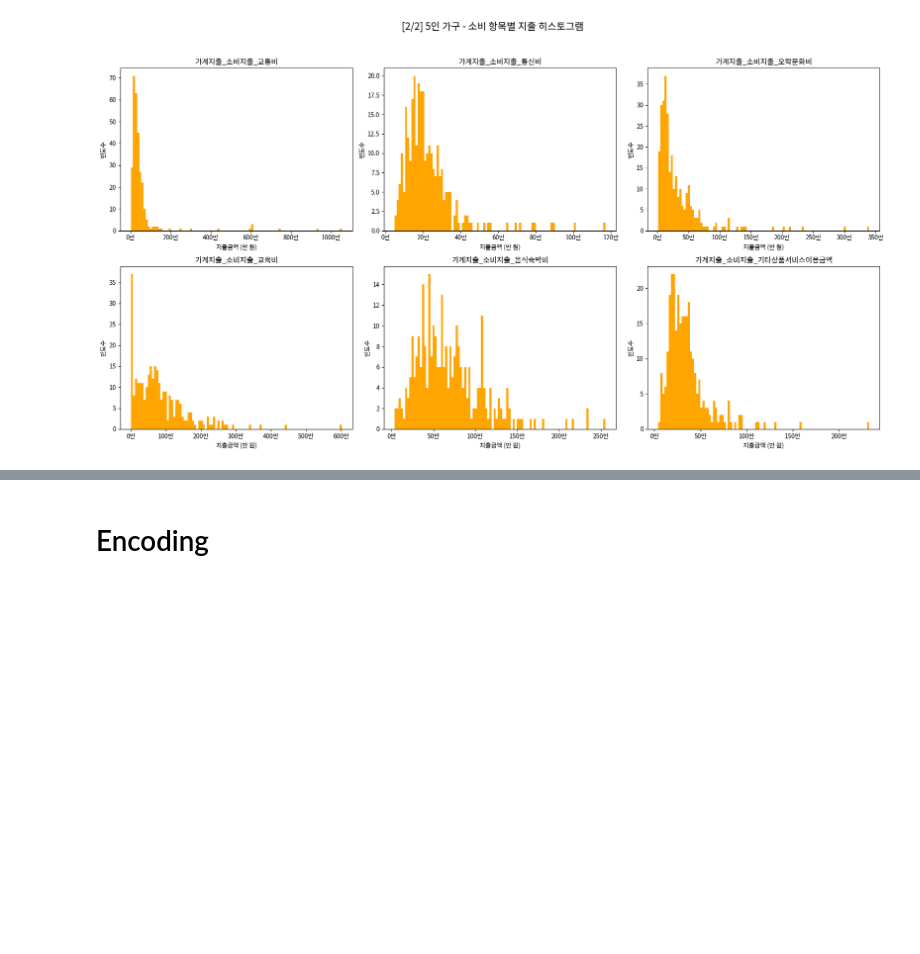
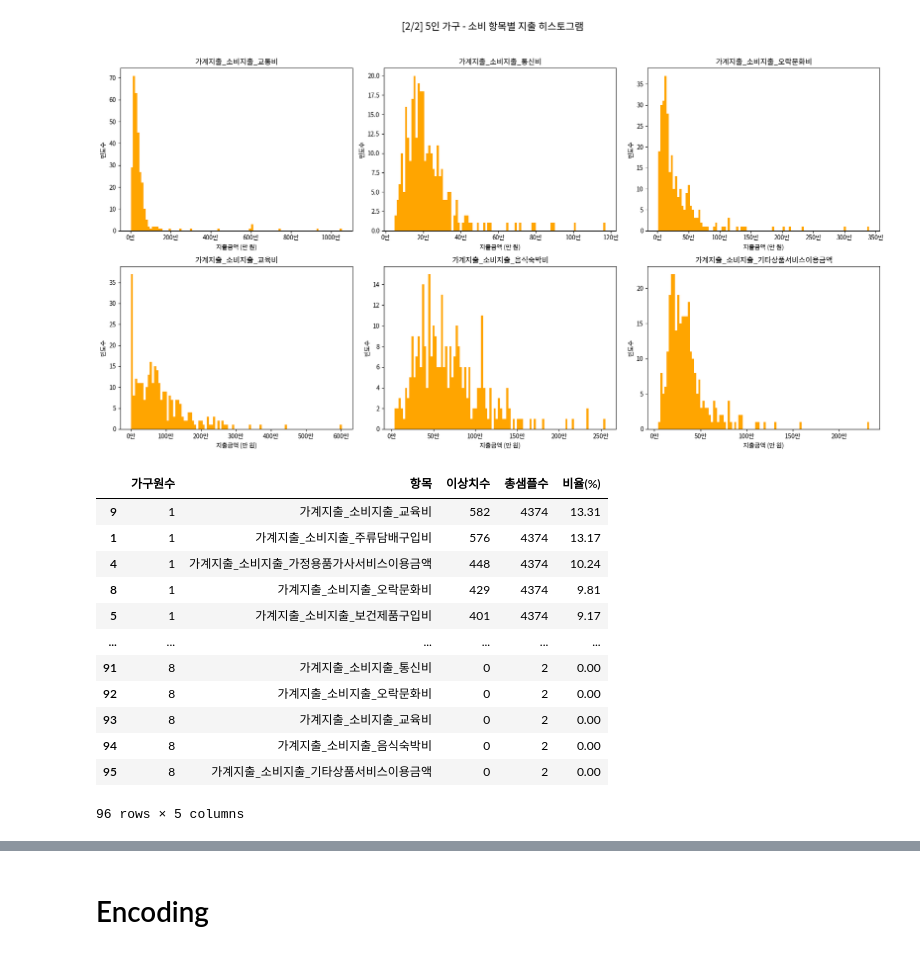
Before and after one commit to turtle-jaewoo/DS_TermProject, a Jupyter notebook: DS_TermProject.ipynb, the cells around one changed output, grey strips where cells are left out. Drawn from its saved outputs; the diff is of its cells as text; code cells hidden in the pictures; blank space fills up the shorter version.

```diff
--- a/DS_TermProject.ipynb
+++ b/DS_TermProject.ipynb
@@ -181,13 +233,13 @@ dataset['가계지출금액'] = dataset.apply(fill_total_expenditure, axis=1)
 # 전국전체가구_1인이상소득10분위코드 (상대적). 다른 feature들 먼저 채우고 나중에 채우기.
 # 소득구간코드 (절대적), feature selection 과정에서 drop시킬듯. 다른 feature들 먼저 채우고 나중에 채우기.
 # 미리 그룹 평균 계산
-group_decile_by_income = dataset.groupby('소득구간코드')['전국전체가구_1인이상소득10분위코드'].mean()
-group_income_by_decile = dataset.groupby('전국전체가구_1인이상소득10분위코드')['소득구간코드'].mean()
-group_income_by_size = dataset.groupby('가구원수')['소득구간코드'].mean()
+group_decile_by_income = df_full.groupby('소득구간코드')['전국전체가구_1인이상소득10분위코드'].mean()
+group_income_by_decile = df_full.groupby('전국전체가구_1인이상소득10분위코드')['소득구간코드'].mean()
+group_income_by_size = df_full.groupby('가구원수')['소득구간코드'].mean()
 
 # 중앙값 (최후의 fallback)
-decile_median = dataset['전국전체가구_1인이상소득10분위코드'].median()
-income_median = dataset['소득구간코드'].median()
+decile_median = df_full['전국전체가구_1인이상소득10분위코드'].median()
+income_median = df_full['소득구간코드'].median()
 
 def fill_income_and_decile(row):
     income = row['소득구간코드']
@@ -218,21 +270,21 @@ def fill_income_and_decile(row):
     return row
 
 # 적용
-dataset = dataset.apply(fill_income_and_decile, axis=1)
+df_full = df_full.apply(fill_income_and_decile, axis=1)
 # %%
 # 도시읍면부구분코드
 # 최빈값 계산
-mode_city = dataset['도시읍면부구분코드'].mode().iloc[0]
+mode_city = df_full['도시읍면부구분코드'].mode().iloc[0]
 # 결측치 채우기
-dataset['도시읍면부구분코드'] = dataset['도시읍면부구분코드'].fillna(mode_city)
+df_full['도시읍면부구분코드'] = df_full['도시읍면부구분코드'].fillna(mode_city)
 
 # 결측치 처리가 잘 되었는지 확인
-print(dataset.isnull().sum())
+print(df_full.isnull().sum())
 
 
 
 # EDA 결과와 확인하기 위해 12가지 소비 품목의 max값 각각 출력해보기.
-print(dataset[item_columns].max())
+print(df_full[item_columns].max())
 # %% [output]
 조사연월                       0
 가구구분코드                     0
@@ -268,7 +320,7 @@ fig1, axes1 = plt.subplots(2, 3, figsize=(18, 10))
 axes1 = axes1.flatten()
 
 for i, col in enumerate(item_columns[:6]):
-    sns.boxplot(data=dataset, x='가구원수', y=col, ax=axes1[i])
+    sns.boxplot(data=df_full, x='가구원수', y=col, ax=axes1[i])
     axes1[i].set_title(f"{col}")
     axes1[i].set_xlabel("가구원수")
     axes1[i].set_ylabel("지출금액")
@@ -284,7 +336,7 @@ fig2, axes2 = plt.subplots(2, 3, figsize=(18, 10))
 axes2 = axes2.flatten()
 
 for i, col in enumerate(item_columns[6:]):
-    sns.boxplot(data=dataset, x='가구원수', y=col, ax=axes2[i])
+    sns.boxplot(data=df_full, x='가구원수', y=col, ax=axes2[i])
     axes2[i].set_title(f"{col}")
     axes2[i].set_xlabel("가구원수")
     axes2[i].set_ylabel("지출금액")
@@ -299,9 +351,6 @@ plt.show()
 [figure]
 # %%
 # Histogram
-
-# 데이터 불러오기
-dataset = pd.read_excel("final_dataset.xlsx")
 
 # 소비 항목 리스트
 item_columns = [
@@ -324,7 +373,7 @@ target_sizes = [1, 3, 5]
 
 
 for size in target_sizes:
-    subset = dataset[dataset['가구원수'] == size]
+    subset = df_full[df_full['가구원수'] == size]
 
     # 첫 번째 6개 항목
     fig1, axes1 = plt.subplots(2, 3, figsize=(18, 10))
@@ -361,31 +410,45 @@ for size in target_sizes:
 # %%
 # 가구원수별로 각 항목당 outlier 몇개 있는지 알아보는 코드.
 # 결과 저장
 outlier_summary = []
 
 # 각 가구원수에 대해
-for size, group in dataset.groupby('가구원수'):
+for size, group in df_full.groupby('가구원수'):
     for col in item_columns:
         q1 = group[col].quantile(0.25)
         q3 = group[col].quantile(0.75)
         iqr = q3 - q1
         lower = q1 - 1.5 * iqr
         upper = q3 + 1.5 * iqr
 
         outliers = group[(group[col] < lower) | (group[col] > upper)]
         outlier_summary.append({
             '가구원수': int(size),
             '항목': col,
             '이상치수': len(outliers),
             '총샘플수': len(group),
             '비율(%)': round(len(outliers) / len(group) * 100, 2)
         })
 
 # 데이터프레임 변환
 outlier_df = pd.DataFrame(outlier_summary)
 
 # 정렬
 outlier_df = outlier_df.sort_values(by=['가구원수', '이상치수'], ascending=[True, False])
 
-# csv 파일로 저장.
-outlier_df.to_csv('outlier_df.csv')
+# 이상치 요약
+outlier_df
+# %% [output]
+|  | 가구원수 | 항목 | 이상치수 | 총샘플수 | 비율(%) |
+| 9 | 1 | 가계지출_소비지출_교육비 | 582 | 4374 | 13.31 |
+| 1 | 1 | 가계지출_소비지출_주류담배구입비 | 576 | 4374 | 13.17 |
+| 4 | 1 | 가계지출_소비지출_가정용품가사서비스이용금액 | 448 | 4374 | 10.24 |
+| 8 | 1 | 가계지출_소비지출_오락문화비 | 429 | 4374 | 9.81 |
+| 5 | 1 | 가계지출_소비지출_보건제품구입비 | 401 | 4374 | 9.17 |
+| ... | ... | ... | ... | ... | ... |
+| 91 | 8 | 가계지출_소비지출_통신비 | 0 | 2 | 0.00 |
+| 92 | 8 | 가계지출_소비지출_오락문화비 | 0 | 2 | 0.00 |
+| 93 | 8 | 가계지출_소비지출_교육비 | 0 | 2 | 0.00 |
+| 94 | 8 | 가계지출_소비지출_음식숙박비 | 0 | 2 | 0.00 |
+| 95 | 8 | 가계지출_소비지출_기타상품서비스이용금액 | 0 | 2 | 0.00 |
+96 rows × 5 columns
```
Also changed, not shown: parts of 7 cells of this notebook, 5 other files.
